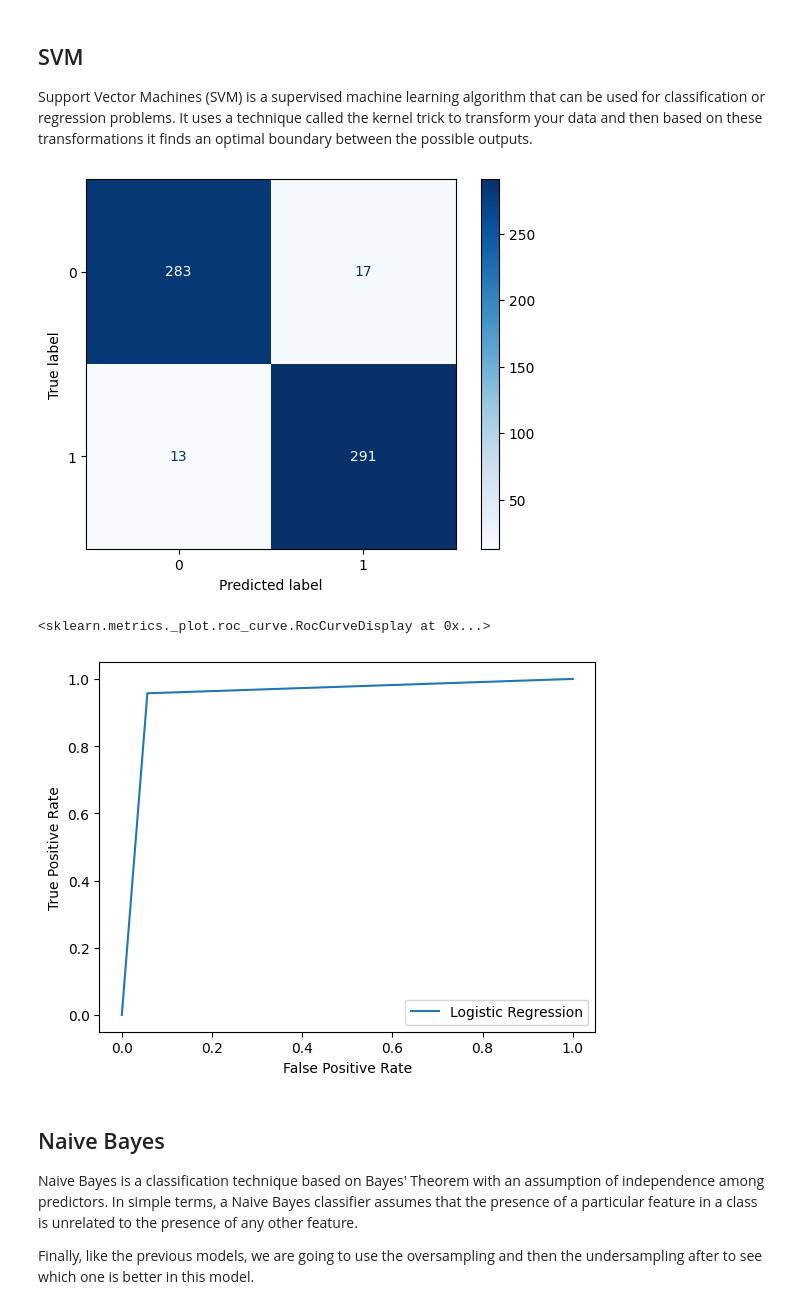
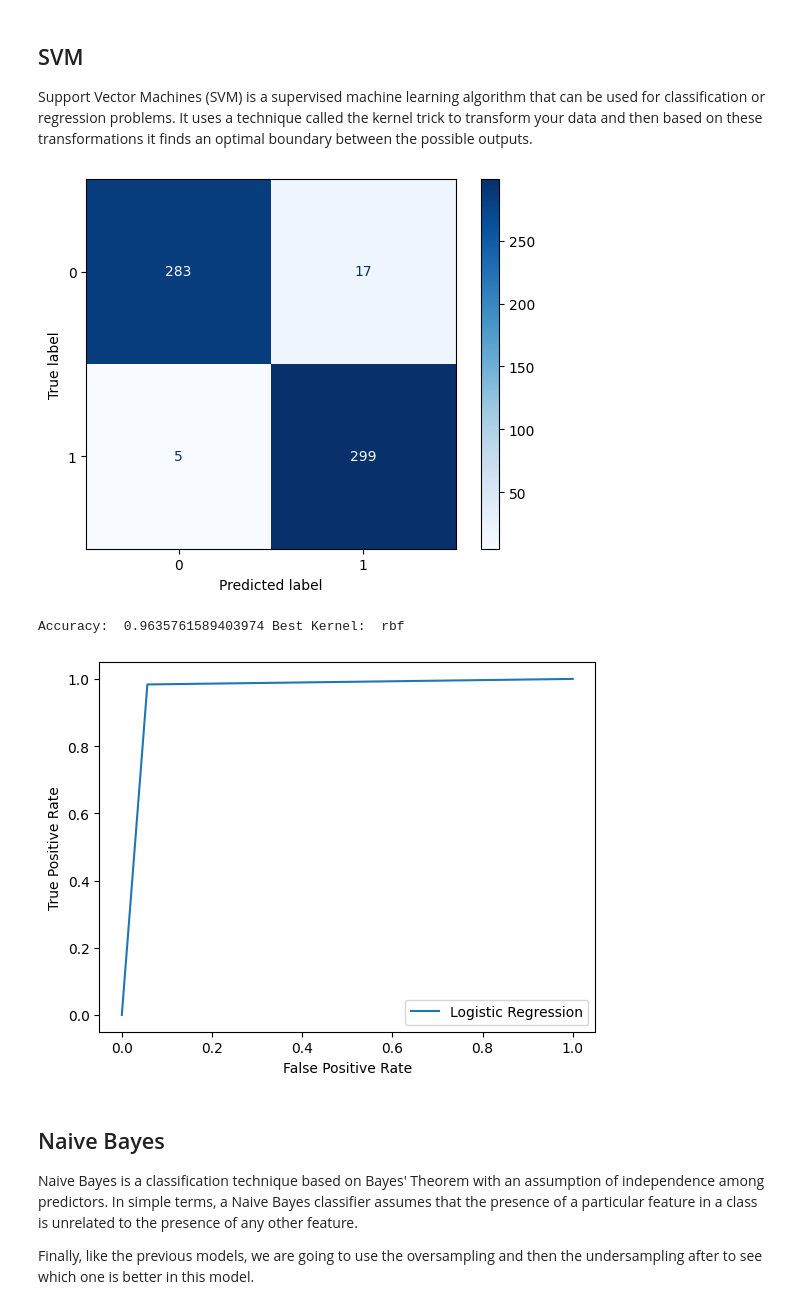
Before and after one commit to Monsterdied/AI, a Jupyter notebook: proj2/Nasa_Asteroids.ipynb, the cells around one changed output. Drawn from its saved outputs; the diff is of its cells as text; code cells hidden in the pictures.

```diff
--- a/proj2/Nasa_Asteroids.ipynb
+++ b/proj2/Nasa_Asteroids.ipynb
@@ -928,30 +928,34 @@ Best number of neighbors:  1
 Support Vector Machines (SVM) is a supervised machine learning algorithm that can be used for classification or regression problems. It uses a technique called the kernel trick to transform your data and then based on these transformations it finds an optimal boundary between the possible outputs.
 # %%
 from sklearn.svm import SVC
+from sklearn.metrics.pairwise import chi2_kernel
 kernels = ['linear', 'poly', 'rbf', 'sigmoid']
 best_accuracy = 0
 best_model = None
 best_predictions = None
+best_kernel = None
 for kernel in kernels:
-    svc = SVC(kernel='linear')
+    svc = SVC(kernel=kernel)
     svc.fit(X_train_rus_normalized, y_train_rus)
     predictions = svc.predict(X_test_rus_normalized)
     accuracy = accuracy_score(y_test_rus, predictions)
     if accuracy > best_accuracy:
+        best_kernel = kernel
         best_accuracy = accuracy
         best_model = svc
         best_predictions = predictions
 cm = confusion_matrix(y_test_rus, best_predictions)
 disp = ConfusionMatrixDisplay(confusion_matrix=cm, display_labels=svc.classes_)
 disp.plot(cmap=plt.cm.Blues)
 plt.show()
 fpr, tpr, thresholds = roc_curve(y_test_rus, best_predictions)
 roc_disp = RocCurveDisplay(fpr=fpr, tpr=tpr, estimator_name='Logistic Regression')
 roc_disp.plot()
+print("Accuracy: ", accuracy_score(y_test_rus, best_predictions), "Best Kernel: ", best_kernel)
 # %% [output]
-[figure, old version]
+[figure, new version]
-<sklearn.metrics._plot.roc_curve.RocCurveDisplay at 0x...>
+Accuracy:  0.9635761589403974 Best Kernel:  rbf
-[figure, old version]
+[figure, new version]
 # %% [markdown]
 ## Naive Bayes
 
```
Also changed, not shown: parts of 7 cells of this notebook, 3 other files.
